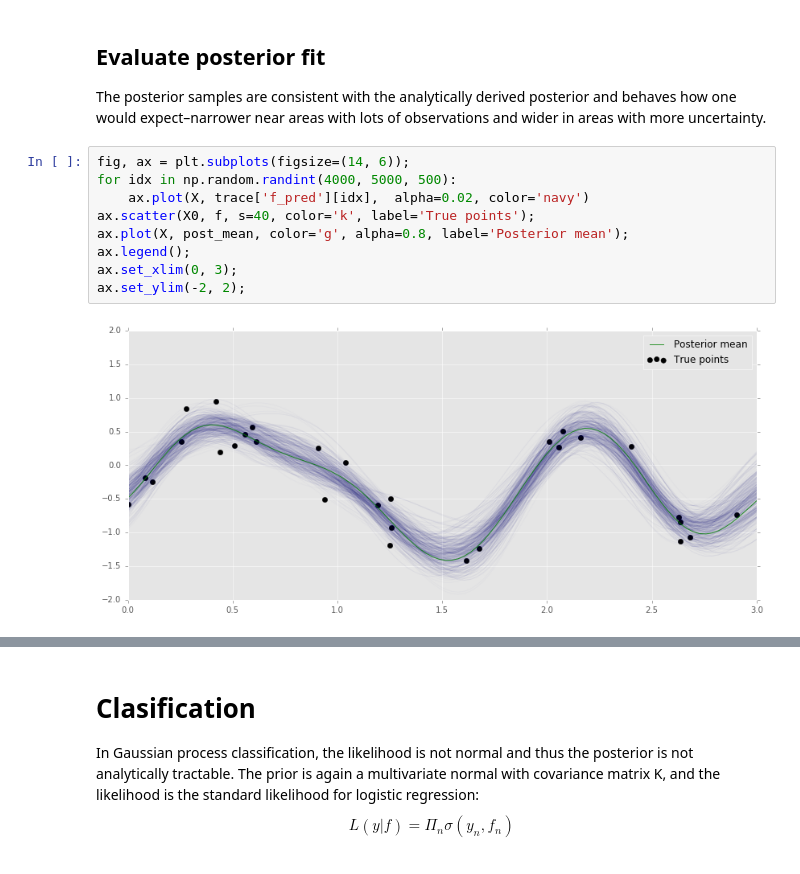
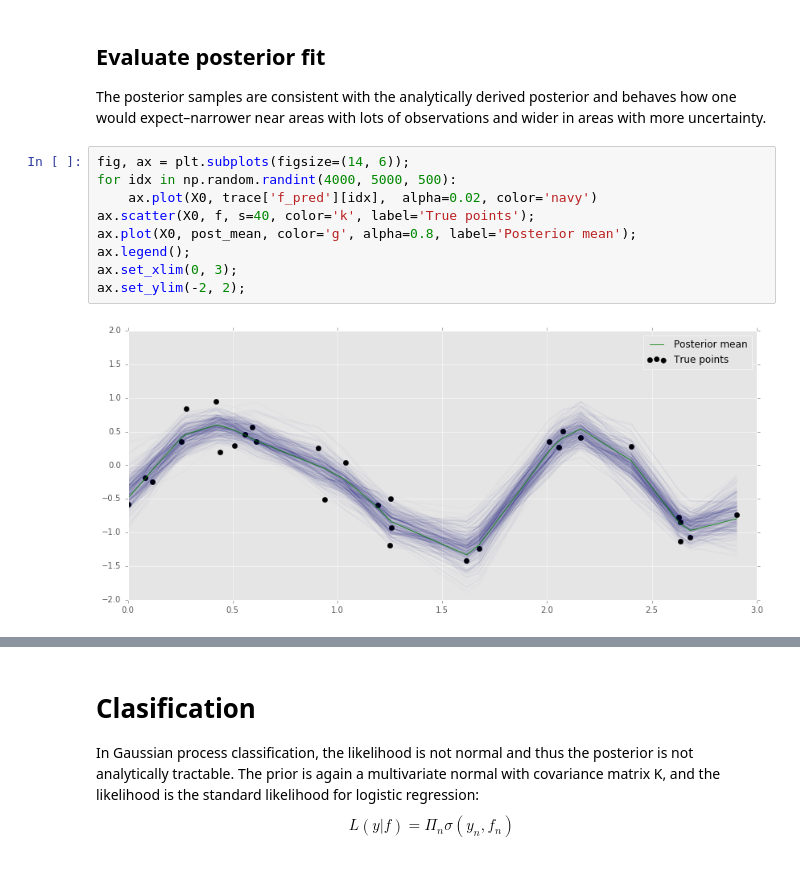
Before and after one commit to molgor/spystats, a Jupyter notebook: notebooks/Sandboxes/MCMC/GaussianProcess inference in PyMC3.ipynb, the cells around one changed output, grey strips where cells are left out. Drawn from its saved outputs; the diff is of its cells as text.

```diff
--- a/notebooks/Sandboxes/MCMC/GaussianProcess inference in PyMC3.ipynb
+++ b/notebooks/Sandboxes/MCMC/GaussianProcess inference in PyMC3.ipynb
@@ -142,11 +205,11 @@ The posterior samples are consistent with the analytically derived posterior and
 # %%
 fig, ax = plt.subplots(figsize=(14, 6));
 for idx in np.random.randint(4000, 5000, 500):
-    ax.plot(X, trace['f_pred'][idx],  alpha=0.02, color='navy')
+    ax.plot(X0, trace['f_pred'][idx],  alpha=0.02, color='navy')
 ax.scatter(X0, f, s=40, color='k', label='True points');
-ax.plot(X, post_mean, color='g', alpha=0.8, label='Posterior mean');
+ax.plot(X0, post_mean, color='g', alpha=0.8, label='Posterior mean');
 ax.legend();
 ax.set_xlim(0, 3);
 ax.set_ylim(-2, 2);
 # %% [output]
-[figure, old version]
+[figure, new version]
```
Also changed, not shown: parts of 12 cells of this notebook, 1 other file.
